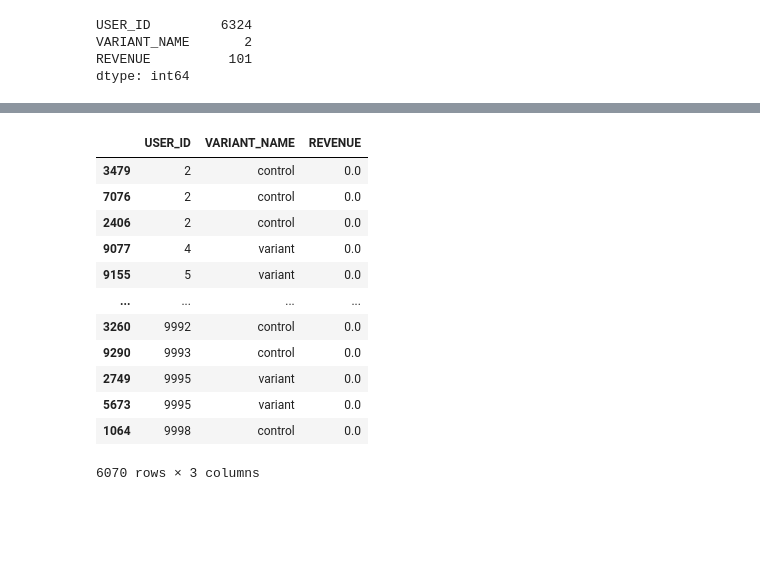
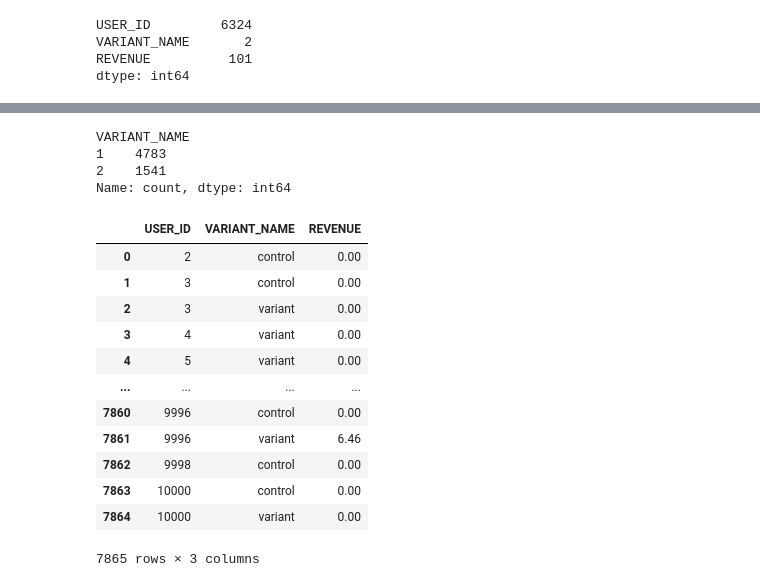
Before and after one commit to DmitriySutyagin/A-B-testing, a Jupyter notebook: Seminar_8.ipynb, the cells around one changed output, grey strips where cells are left out. Saved outputs shown, nothing was run; the diff lists cells and outputs as text; code cells hidden in the pictures; blank space fills up the shorter version.

```diff
--- a/Seminar_8.ipynb
+++ b/Seminar_8.ipynb
@@ -52,0 +32,3 @@ more_than_one_types
+# %%
+df = df.groupby(['USER_ID', 'VARIANT_NAME'], as_index=False).agg({'REVENUE': 'sum'})
+df
@@ -53,18 +49,35 @@ more_than_one_types
+# %%
+df.groupby('USER_ID', as_index=False).agg({'VARIANT_NAME': 'count'})['VARIANT_NAME'].value_counts()
+# %% [output]
+VARIANT_NAME
+1    4783
+2    1541
+Name: count, dtype: int64
+# %%
+unique_ids = \
+(df
+ .groupby('USER_ID', as_index=False)
+ .agg({'VARIANT_NAME': 'count'})
+#  .['VARIANT_NAME'].value_counts()
+ .query('VARIANT_NAME == 1')
+ .USER_ID
+ .values
+ )
 # %%
-df_new = df[df.USER_ID.isin(more_than_one_types.USER_ID)].sort_values('USER_ID')
-df_new
+df_new = df[df.USER_ID.isin(unique_ids)].copy(deep=True)
+df
 # %% [output]
 |  | USER_ID | VARIANT_NAME | REVENUE |
-| 3479 | 2 | control | 0.0 |
-| 7076 | 2 | control | 0.0 |
-| 2406 | 2 | control | 0.0 |
-| 9077 | 4 | variant | 0.0 |
-| 9155 | 5 | variant | 0.0 |
+| 0 | 2 | control | 0.00 |
+| 1 | 3 | control | 0.00 |
+| 2 | 3 | variant | 0.00 |
+| 3 | 4 | variant | 0.00 |
+| 4 | 5 | variant | 0.00 |
 | ... | ... | ... | ... |
-| 3260 | 9992 | control | 0.0 |
-| 9290 | 9993 | control | 0.0 |
-| 2749 | 9995 | variant | 0.0 |
-| 5673 | 9995 | variant | 0.0 |
-| 1064 | 9998 | control | 0.0 |
+| 7860 | 9996 | control | 0.00 |
+| 7861 | 9996 | variant | 6.46 |
+| 7862 | 9998 | control | 0.00 |
+| 7863 | 10000 | control | 0.00 |
+| 7864 | 10000 | variant | 0.00 |
-6070 rows × 3 columns
+7865 rows × 3 columns
 # %%
```
Also changed, not shown: parts of 14 cells of this notebook.
